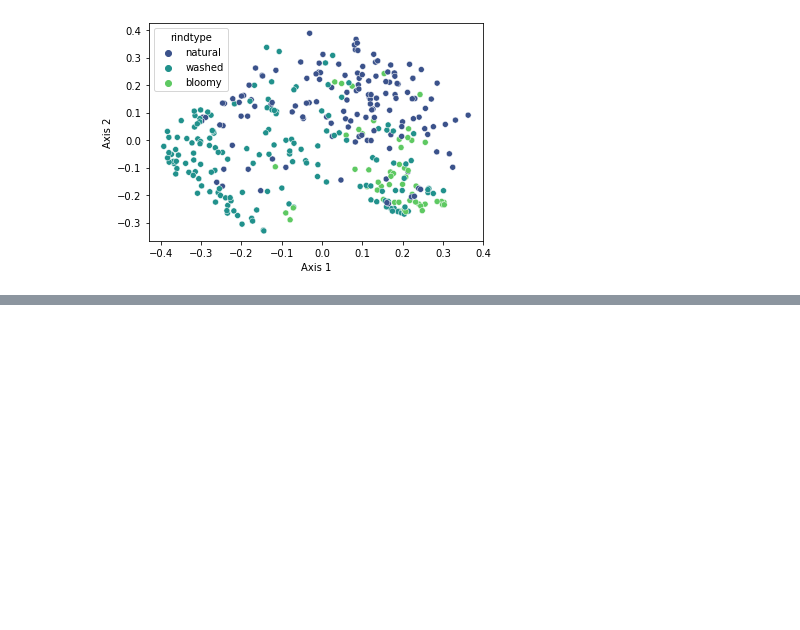
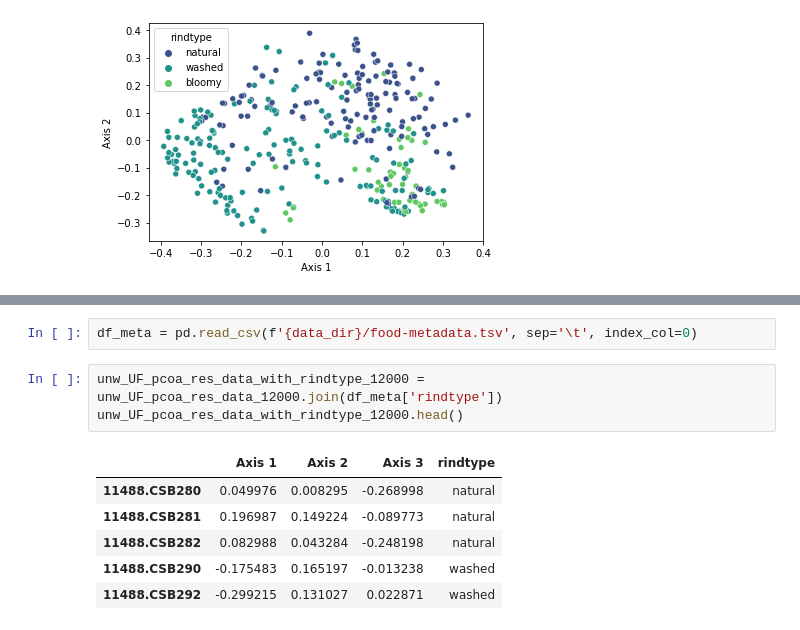
Before and after one commit to besutter1/Cheez-Eyez, a Jupyter notebook: diversity.ipynb, the cells around one changed output, grey strips where cells are left out. Cells and saved outputs as stored; diff of their text form; blank space fills up the shorter version.

```diff
--- a/diversity.ipynb
+++ b/diversity.ipynb
@@ -478,0 +497,12 @@ scatterplot(data=unw_UF_pcoa_res_data_with_rindtype,
+# %%
+df_meta = pd.read_csv(f'{data_dir}/food-metadata.tsv', sep='\t', index_col=0)
+# %%
+unw_UF_pcoa_res_data_with_rindtype_12000 = unw_UF_pcoa_res_data_12000.join(df_meta['rindtype'])
+unw_UF_pcoa_res_data_with_rindtype_12000.head()
+# %% [output]
+|  | Axis 1 | Axis 2 | Axis 3 | rindtype |
+| 11488.CSB280 | 0.049976 | 0.008295 | -0.268998 | natural |
+| 11488.CSB281 | 0.196987 | 0.149224 | -0.089773 | natural |
+| 11488.CSB282 | 0.082988 | 0.043284 | -0.248198 | natural |
+| 11488.CSB290 | -0.175483 | 0.165197 | -0.013238 | washed |
+| 11488.CSB292 | -0.299215 | 0.131027 | 0.022871 | washed |
```
Also changed, not shown: parts of 5 cells of this notebook.
